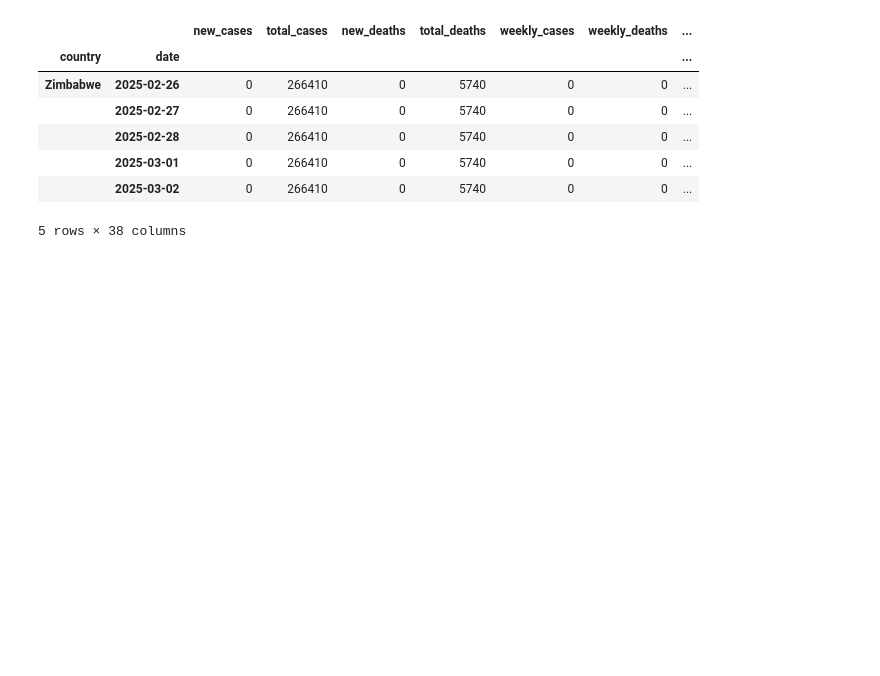
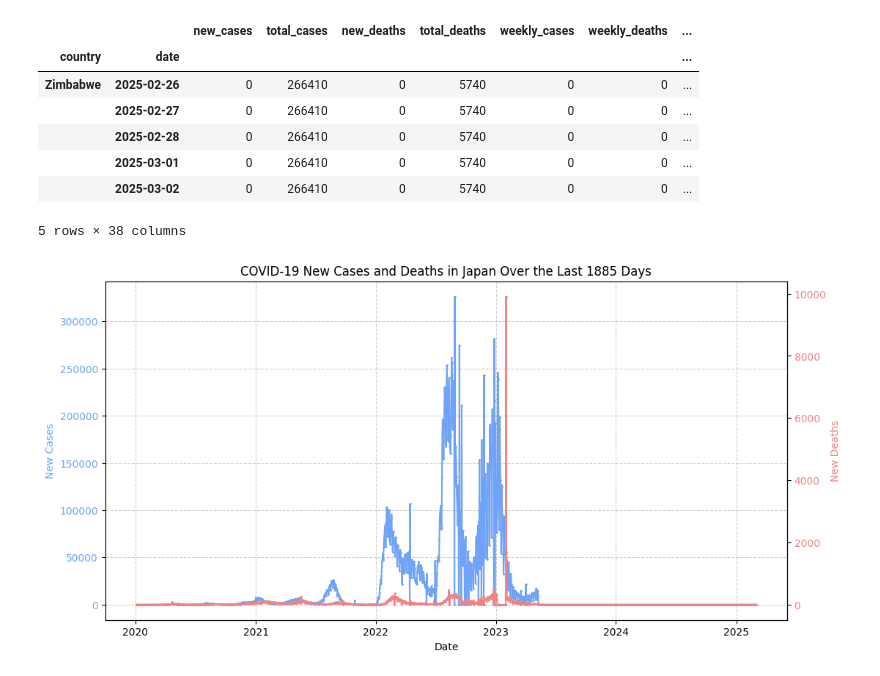
Before and after one commit to hs-radio/Covid19-project, a Jupyter notebook: inspect_data.ipynb, the cells around one changed output. Drawn from its saved outputs; the diff is of its cells as text; code cells hidden in the pictures; blank space fills up the shorter version.

Commit message:
new plotting functions added - fairly raw still

```diff
--- a/inspect_data.ipynb
+++ b/inspect_data.ipynb
@@ -49,3 +51,11 @@ table
 |  | 2025-03-01 | 0 | 266410 | 0 | 5740 | 0 | 0 | ... |
 |  | 2025-03-02 | 0 | 266410 | 0 | 5740 | 0 | 0 | ... |
 5 rows × 38 columns
+# %%
+# Plot new cases and new deaths by country.
+importlib.reload(mf)
+# mf.disp_catalogue_info(cat)
+# tb1 = cat.iloc[1].load()
+mf.plot_cases_deaths_by_country(tb1, 'Japan', None)
+# %% [output]
+[figure, added]
```
Also changed, not shown: parts of 4 cells of this notebook, 8 other files.
